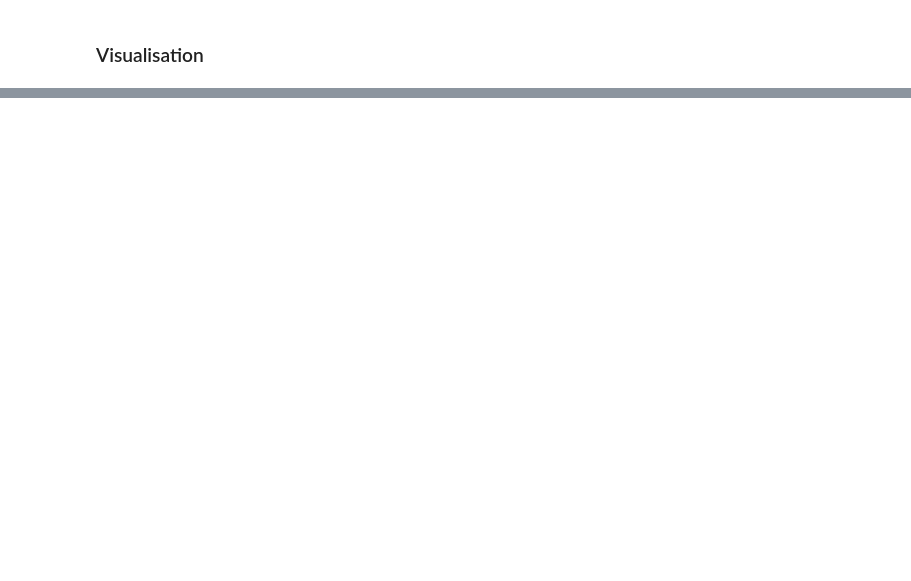
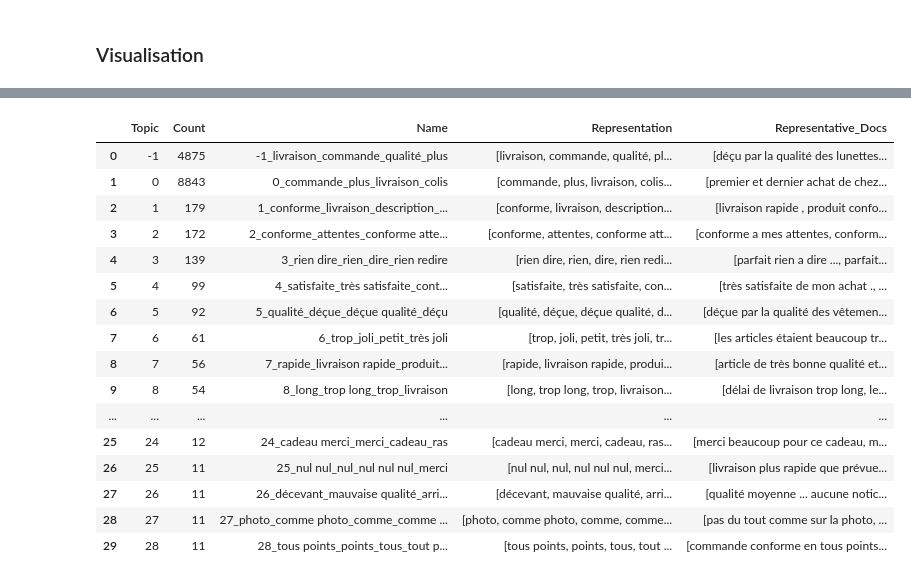
Before and after one commit to laurinecharbonnier/trustpilot, a Jupyter notebook: notebooks/03_modelisation_BERTopic.ipynb, the cells around one changed output, grey strips where cells are left out. Saved outputs shown, nothing was run; the diff lists cells and outputs as text; code cells hidden in the pictures; blank space fills up the shorter version.

```diff
--- a/notebooks/03_modelisation_BERTopic.ipynb
+++ b/notebooks/03_modelisation_BERTopic.ipynb
@@ -278,3 +319,24 @@ models["multilingue"].get_topic_info()
+# %%
+# topics trouvés
+models["multilingue_2"].get_topic_info()
+# %% [output]
+|  | Topic | Count | Name | Representation | Representative_Docs |
+| 0 | -1 | 4875 | -1_livraison_commande_qualité_plus | [livraison, commande, qualité, pl... | [déçu par la qualité des lunettes... |
+| 1 | 0 | 8843 | 0_commande_plus_livraison_colis | [commande, plus, livraison, colis... | [premier et dernier achat de chez... |
+| 2 | 1 | 179 | 1_conforme_livraison_description_... | [conforme, livraison, description... | [livraison rapide , produit confo... |
+| 3 | 2 | 172 | 2_conforme_attentes_conforme atte... | [conforme, attentes, conforme att... | [conforme a mes attentes, conform... |
+| 4 | 3 | 139 | 3_rien dire_rien_dire_rien redire | [rien dire, rien, dire, rien redi... | [parfait rien a dire ..., parfait... |
+| 5 | 4 | 99 | 4_satisfaite_très satisfaite_cont... | [satisfaite, très satisfaite, con... | [très satisfaite de mon achat ., ... |
+| 6 | 5 | 92 | 5_qualité_déçue_déçue qualité_déçu | [qualité, déçue, déçue qualité, d... | [déçue par la qualité des vêtemen... |
+| 7 | 6 | 61 | 6_trop_joli_petit_très joli | [trop, joli, petit, très joli, tr... | [les articles étaient beaucoup tr... |
+| 8 | 7 | 56 | 7_rapide_livraison rapide_produit... | [rapide, livraison rapide, produi... | [article de très bonne qualité et... |
+| 9 | 8 | 54 | 8_long_trop long_trop_livraison | [long, trop long, trop, livraison... | [délai de livraison trop long, le... |
+| ... | ... | ... | ... | ... | ... |
+| 25 | 24 | 12 | 24_cadeau merci_merci_cadeau_ras | [cadeau merci, merci, cadeau, ras... | [merci beaucoup pour ce cadeau, m... |
+| 26 | 25 | 11 | 25_nul nul_nul_nul nul nul_merci | [nul nul, nul, nul nul nul, merci... | [livraison plus rapide que prévue... |
+| 27 | 26 | 11 | 26_décevant_mauvaise qualité_arri... | [décevant, mauvaise qualité, arri... | [qualité moyenne ... aucune notic... |
+| 28 | 27 | 11 | 27_photo_comme photo_comme_comme ... | [photo, comme photo, comme, comme... | [pas du tout comme sur la photo, ... |
+| 29 | 28 | 11 | 28_tous points_points_tous_tout p... | [tous points, points, tous, tout ... | [commande conforme en tous points... |
 # %%
 # Mots-clés associés à un topic
 models["français"].get_topic(0)
```
Also changed, not shown: parts of 17 cells of this notebook, 4 other files.
